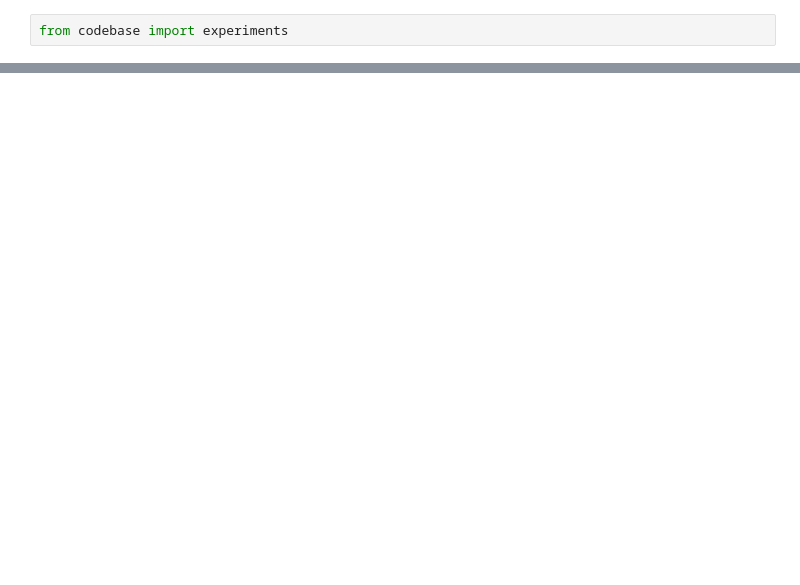
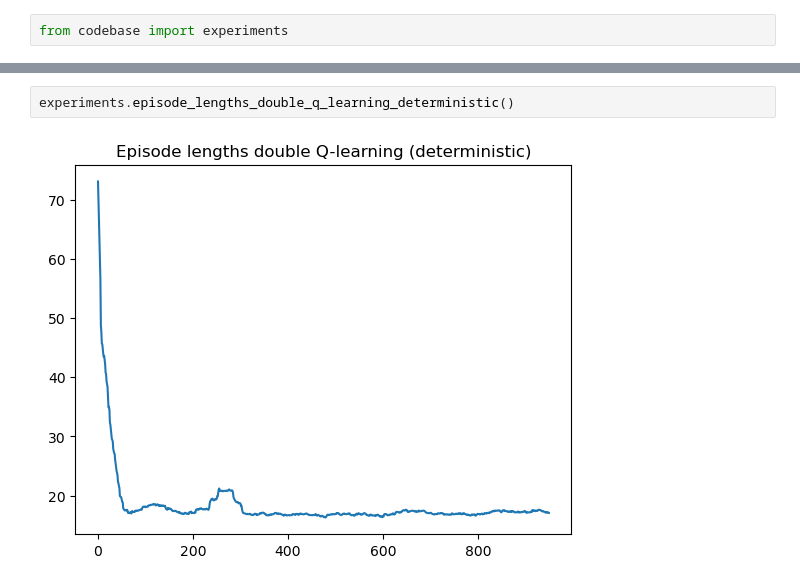
Before and after one commit to ThijsKuipers1995/RL_project, a Jupyter notebook: results.ipynb, the cells around one changed output, grey strips where cells are left out. Saved outputs shown, nothing was run; the diff lists cells and outputs as text; blank space fills up the shorter version.

```diff
--- a/results.ipynb
+++ b/results.ipynb
@@ -6,0 +7,4 @@ experiments.episode_lengths_q_learning()
+# %%
+experiments.episode_lengths_double_q_learning_deterministic()
+# %% [output]
+[figure, added]
```
Also changed, not shown: parts of 3 cells of this notebook, 3 other files.
